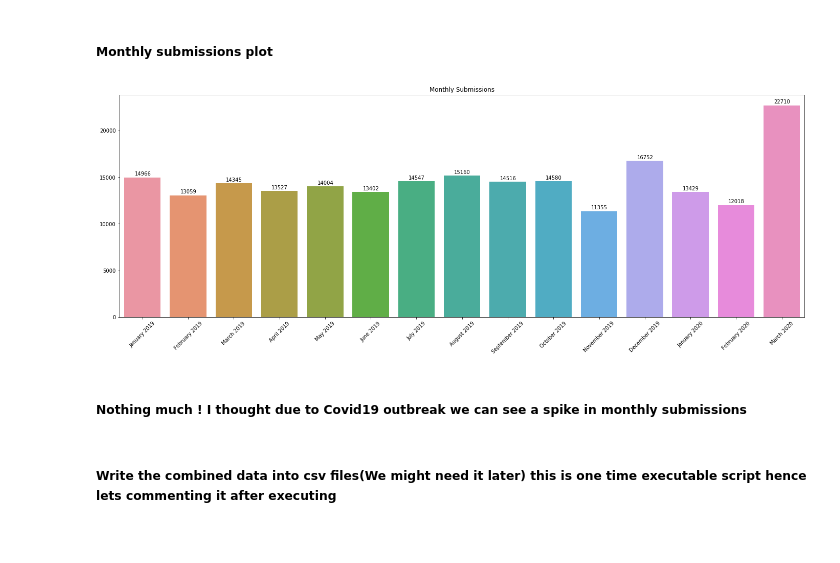
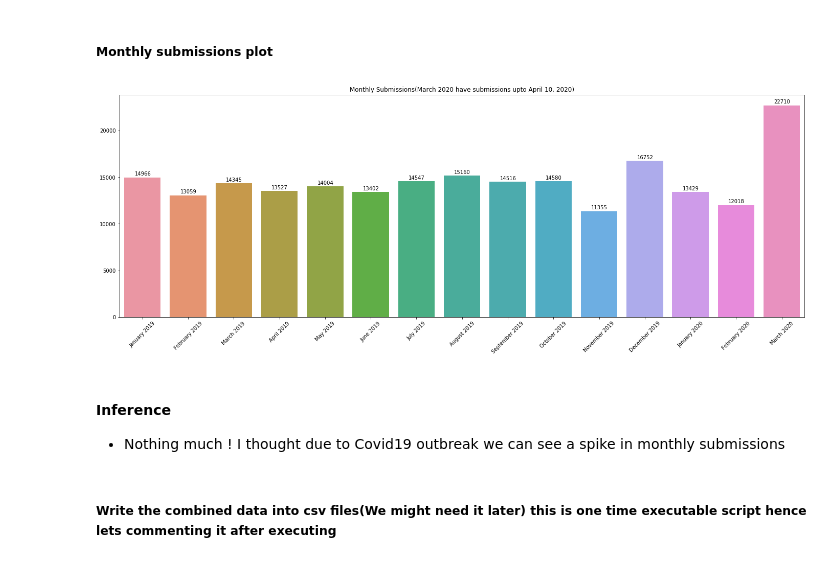
Before and after one commit to macabdul9/reddit-flait-detector, a Jupyter notebook: notebooks/reddit_flair_data_acquisation_June_2019.ipynb, the cells around one changed output. Saved outputs shown, nothing was run; the diff lists cells and outputs as text; code cells hidden in the pictures.

```diff
--- a/notebooks/reddit_flair_data_acquisation_June_2019.ipynb
+++ b/notebooks/reddit_flair_data_acquisation_June_2019.ipynb
@@ -267,23 +267,24 @@ plt.figure(figsize=(24, 8))
 # %%
 # monthly submissions
 # plt.figure(figsize=(24, 8))
 fig, ax = plt.subplots(figsize=(24, 8))
 sns.barplot(months, submissions, ax=ax)
 # set the bar height as bar value
 for p in ax.patches:
     count = int(p.get_height())
     x = p.get_x() + p.get_width()/3.5
     y = p.get_y() + p.get_height() + 200
     ax.annotate(count, (x, y))
 # rotated sticks
 ax.set_xticklabels(months, rotation=45)
 change_width(ax, .8)
-plt.title("Monthly Submissions")
+plt.title("Monthly Submissions(March 2020 have submissions upto April 10, 2020)")
 plt.show();
 # %% [output]
-[figure, old version]
+[figure, new version]
 # %% [markdown]
-##### Nothing much ! I thought due to Covid19 outbreak we can see a spike in monthly submissions
+#### **Inference**
+- Nothing much ! I thought due to Covid19 outbreak we can see a spike in monthly submissions
 # %%
 # Concatenate all the Dataframes
 df = pd.concat(dfs)
```
Also changed, not shown: parts of 27 cells of this notebook, 6 other files.
